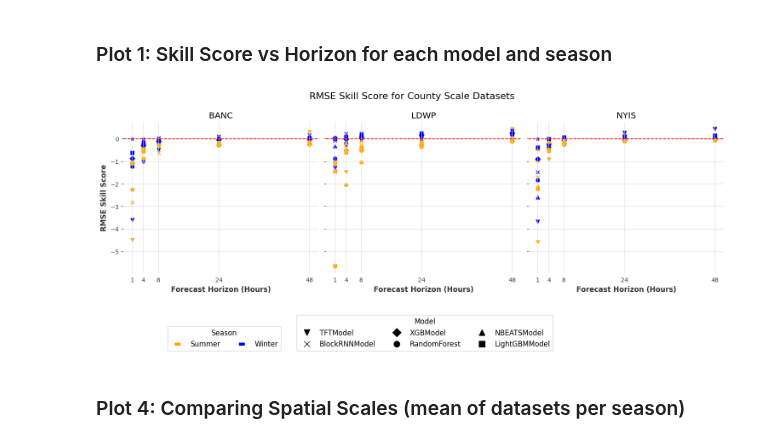
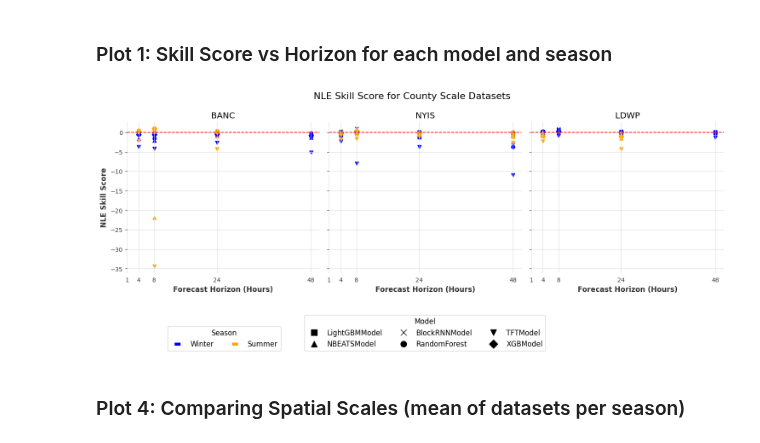
Before and after one commit to NikolausHouben/City-Scale-Electricity-Use-Prediction, a Jupyter notebook: bin/synthesis.ipynb, the cells around one changed output. Saved outputs shown, nothing was run; the diff lists cells and outputs as text; code cells hidden in the pictures.

```diff
--- a/bin/synthesis.ipynb
+++ b/bin/synthesis.ipynb
@@ -41,7 +41,7 @@ Current working directory: /Users/nikolaushouben/Desktop/WattCast
 ### Grabbing all metrics from all runs from wandb
 # %%
 # Getting runs from experiments wandb project
-EXPERIMENT_WANDB = "Multi_Scale_Paper_Final_Runs"
+EXPERIMENT_WANDB = "Multi_Scale_Paper_Final_Runs_6"
 
 api = wandb.Api()
 runs = api.runs(EXPERIMENT_WANDB)
@@ -86,6 +86,7 @@ metric_dict = {'mape': 'MAPE',
                 'mae': 'MAE',
                 'rmse_skill': 'RMSE Skill Score',
                 'r2_score': 'R2 Score',
+                "timestep_std": "Course Correction Index",
                 'max_peak_error': 'Max Peak Error',
                 "nle": "Net Load Error (NLE)",
                 "mape_skill": "MAPE Skill Score",
@@ -114,7 +115,7 @@ for group, models in model_groups.items():
         model2group[model] = group
 
 
-group2shape = {'Tree-based': 'x', 'Neural Network': 'o', 'Benchmark': 's'}
+group2shape = {'Tree-based': 'x', 'Neural Network': 'o', 'Benchmark': '*'}
 shape2group = {v: k for k, v in group2shape.items()}
 
 group2color = {'Tree-based': 'blue', 'Neural Network': 'red', 'Benchmark': 'black'}
@@ -284,7 +287,7 @@ fig, axs = plt.subplots(2,2, figsize=(10,7), sharex=True, sharey=True)
 
 axs = axs.ravel()
 
-for i, (ax, metric_of_interest) in enumerate(zip(axs, ['mape', 'rmse', 'mae', 'r2_score'])):
+for i, (ax, metric_of_interest) in enumerate(zip(axs, ['nle', 'rmse', 'mae', 'r2_score'])):
 
     df_metrics_all_scales = pd.DataFrame()
 
@@ -366,7 +355,7 @@ df
 # Set these:
 
 spatial_scale = '1_county' # options are '1_county', '2_town', '3_village', '4_neighborhood', '5_building'
-metric_of_interest = 'rmse_skill' # options are 'mape', 'rmse', 'mae', 'smape','r2_score', 'max_peak_error', 'mean_n_peak_error', 'nle', or any of their skill scores
+metric_of_interest = 'nle' # options are 'mape', 'rmse', 'mae', 'smape','r2_score', 'max_peak_error', 'mean_n_peak_error', 'nle', or any of their skill scores
 
 
 
@@ -381,6 +370,7 @@ for key in keys:
 fig, axs = plt.subplots(1, len(dfs_sorted_plot), figsize=(5*(len(dfs_sorted_plot)),5), sharex=True, sharey=True)
 
 
+#uncomment for multiple subplots, and also remove [] in enumerate below (then it should work)
 axs = axs.ravel()
 
 # Create a list to store the handles and labels for the legend
@@ -392,7 +382,9 @@ season_labels = []
 grey_color = 'black'
 for i, ax in enumerate(axs):
 
-    name, df = list(dfs_sorted_plot.items())[i]
+    scale, df = list(dfs_sorted_plot.items())[i]
+
+    df["scale"] = scale
 
     df.groupby(['scale', 'model', 'horizon_in_hours']).mean()[[metric_of_interest]].reset_index()
 
@@ -405,7 +397,8 @@ for i, ax in enumerate(axs):
     df['shape'] = df['group'].map(group2shape)
 
     # exclude 24 hour persistence
-    df = df.loc[df['group'] != 'Benchmark']
+    if "skill" in metric_of_interest:
+        df = df.loc[df['group'] != 'Benchmark']
 
     for shape in set(df['shape']):
         # Plot x and y data
@@ -429,7 +422,7 @@ for i, ax in enumerate(axs):
         ax.set_ylabel(f'{metric_dict[metric_of_interest]}')
 
     # Set the title for each subplot
-    ax.set_title(f'{location2accro["_".join(name.split("_")[2:])]}')
+    ax.set_title(f'{location2accro["_".join(scale.split("_")[2:])]}')
 
     # Add grid for each subplot
     ax.grid(True)
@@ -439,7 +432,7 @@ for i, ax in enumerate(axs):
         ax.axhline(y=0, color='red', linestyle='--')
 
 # Create a single legend for all subplots
-fig.legend(handles=model_handles, labels=model_labels, title='Model Class', loc='lower center', bbox_to_anchor=(0.5, -0.15), ncol=2, frameon=True)
+fig.legend(handles=model_handles, labels=model_labels, title='Model Class', loc='lower center', bbox_to_anchor=(0.5, -0.15), ncol=3, frameon=True)
 
 # Set the title for each subplot
 fig.suptitle(f'{metric_dict[metric_of_interest]} for {spatial_scale.split("_")[1].capitalize()} Scale', fontsize=16)
@@ -466,7 +459,7 @@ for format in ['png', 'pdf']:
 # Set these:
 
 spatial_scale = '1_county' # options are '1_county', '2_town', '3_village', '4_neighborhood', '5_building'
-metric_of_interest = 'rmse_skill' # options are 'mape', 'rmse', 'mae', 'smape','r2_score', 'max_peak_error', 'mean_n_peak_error', 'nle', or any of their skill scores
+metric_of_interest = 'nle_skill' # options are 'mape', 'rmse', 'mae', 'smape','r2_score', 'max_peak_error', 'mean_n_peak_error', 'nle', or any of their skill scores
 
 dfs_sorted_plot = dfs_sorted.copy()
 keys = list(dfs_sorted_plot.keys())
@@ -521,34 +514,34 @@ for i, ax in enumerate(axs):
     ax.set_xticks([1, 4, 8, 24, 48])
     ax.set_xlabel('Forecast Horizon (Hours)')
 
     # Set the y label
     if i == 0:
         ax.set_ylabel(f'{metric_dict[metric_of_interest]}')
 
     # Set the title for each subplot
     ax.set_title(f'{location2accro["_".join(name.split("_")[2:])]}')
 
     # Add grid for each subplot
     ax.grid(True)
 
     # Add a horizontal red dashed line at y = 0
     if "skill" in metric_of_interest:
         ax.axhline(y=0, color='red', linestyle='--')
 
 # Create a single legend for all subplots
 fig.legend(handles=model_handles, labels=model_labels, title='Model', loc='lower center', bbox_to_anchor=(0.52, -0.25), ncol=len(model_handles)//2, frameon=True)
 fig.legend(handles=season_handles, labels=season_labels, title='Season', loc='lower right', bbox_to_anchor=(0.3, -0.25), ncol=len(season_handles), frameon=True)
 
 # Set the title for each subplot
 fig.suptitle(f'{metric_dict[metric_of_interest]} for {spatial_scale.split("_")[1].capitalize()} Scale Datasets', fontsize=16)
 
 # Adjust the spacing between subplots
 fig.tight_layout()
 
 # Show the plot
 plt.show()
 # %% [output]
-[figure, old version]
+[figure, new version]
 # %%
 for format in ['png', 'pdf']:
     fig.savefig(os.path.join(FIG_DIR,f'plot_4_{spatial_scale}_{metric_of_interest}.{format}'), bbox_inches='tight')
```
Also changed, not shown: parts of 40 cells of this notebook, 40 other files.
